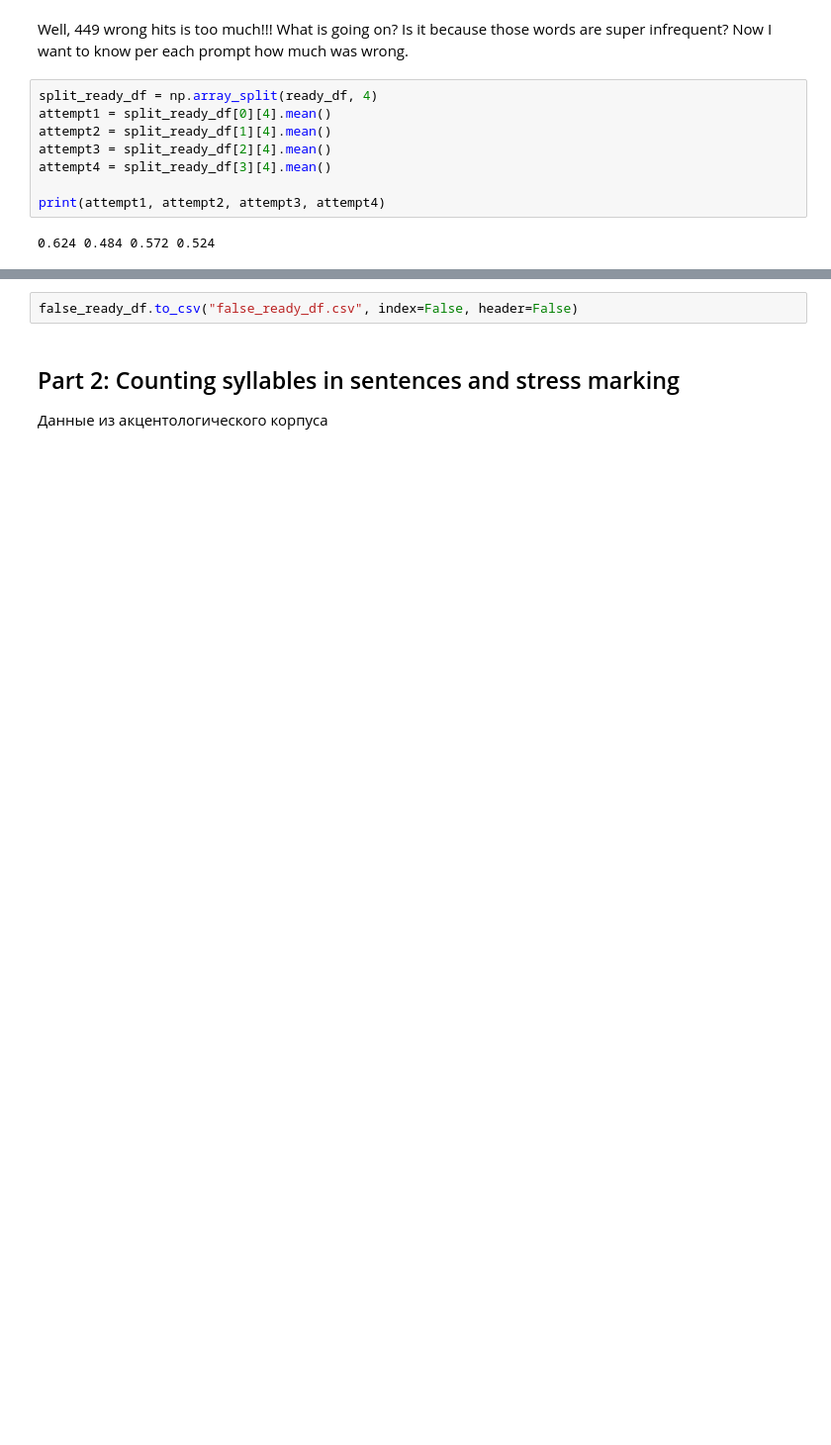
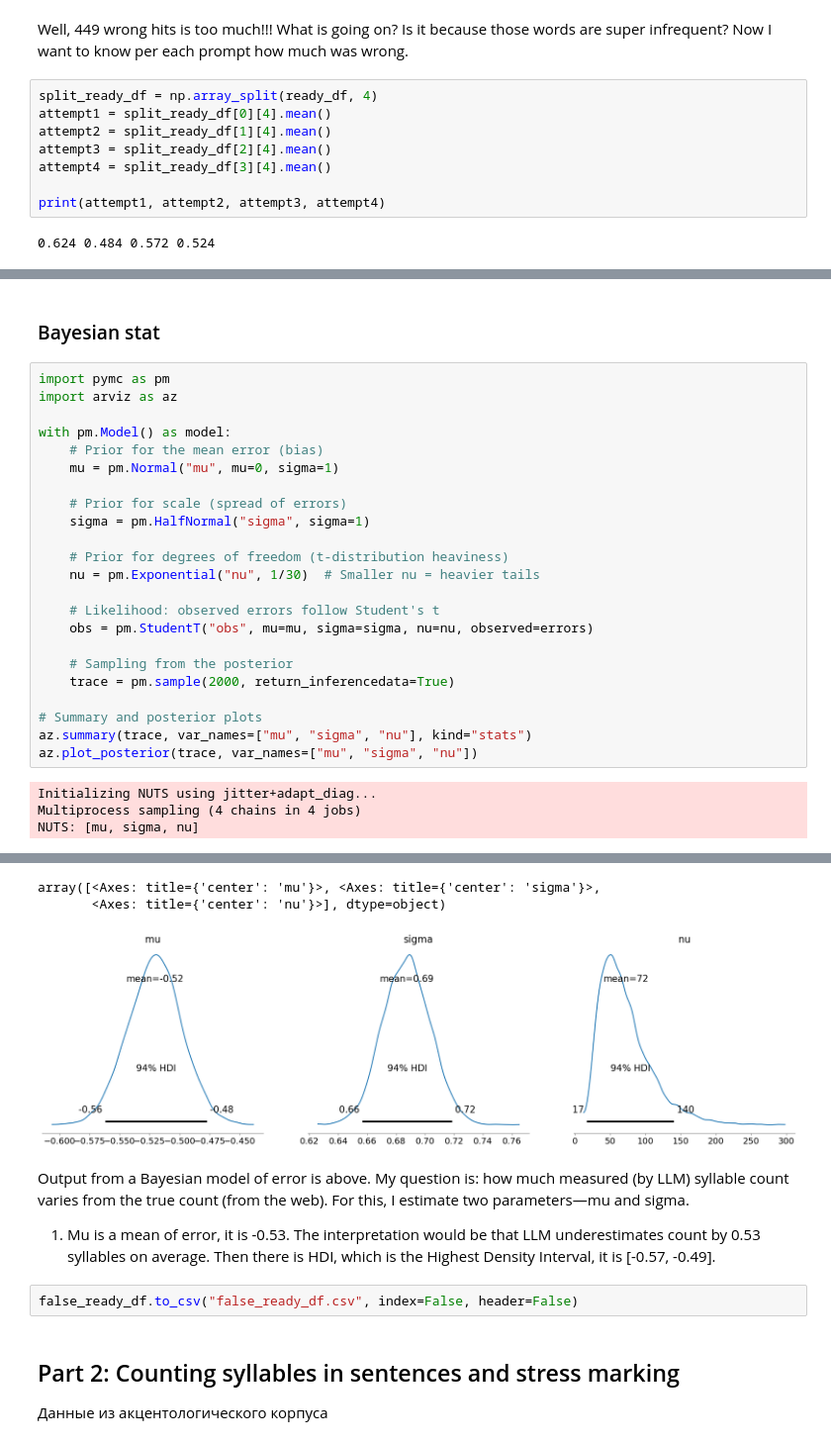
Before and after one commit to mariaonoeva/nlp-repo, a Jupyter notebook: HU_LLM/hu_llm.ipynb, the cells around one changed output, grey strips where cells are left out. Shown at 99% size. Drawn from its saved outputs; the diff is of its cells as text; blank space fills up the shorter version.

```diff
--- a/HU_LLM/hu_llm.ipynb
+++ b/HU_LLM/hu_llm.ipynb
@@ -164,0 +264,29 @@ print(attempt1, attempt2, attempt3, attempt4)
+# %% [markdown]
+### Bayesian stat
+# %%
+import pymc as pm
+import arviz as az
+
+with pm.Model() as model:
+    # Prior for the mean error (bias)
+    mu = pm.Normal("mu", mu=0, sigma=1)
+
+    # Prior for scale (spread of errors)
+    sigma = pm.HalfNormal("sigma", sigma=1)
+
+    # Prior for degrees of freedom (t-distribution heaviness)
+    nu = pm.Exponential("nu", 1/30)  # Smaller nu = heavier tails
+
+    # Likelihood: observed errors follow Student's t
+    obs = pm.StudentT("obs", mu=mu, sigma=sigma, nu=nu, observed=errors)
+
+    # Sampling from the posterior
+    trace = pm.sample(2000, return_inferencedata=True)
+
+# Summary and posterior plots
+az.summary(trace, var_names=["mu", "sigma", "nu"], kind="stats")
+az.plot_posterior(trace, var_names=["mu", "sigma", "nu"])
+# %% [output]
+Initializing NUTS using jitter+adapt_diag...
+Multiprocess sampling (4 chains in 4 jobs)
+NUTS: [mu, sigma, nu]
@@ -165,3 +297,10 @@ print(attempt1, attempt2, attempt3, attempt4)
+array([<Axes: title={'center': 'mu'}>, <Axes: title={'center': 'sigma'}>,
+       <Axes: title={'center': 'nu'}>], dtype=object)
+[figure, added]
+# %% [markdown]
+Output from a Bayesian model of error is above. My question is: how much measured (by LLM) syllable count varies from the true count (from the web). For this, I estimate two parameters—mu and sigma.
+
+1) Mu is a mean of error, it is -0.53. The interpretation would be that LLM underestimates count by 0.53 syllables on average. Then there is HDI, which is the Highest Density Interval, it is \[-0.57, -0.49\].
 # %%
 false_ready_df.to_csv("false_ready_df.csv", index=False, header=False)
 # %% [markdown]
```
Also changed, not shown: parts of 16 cells of this notebook.
